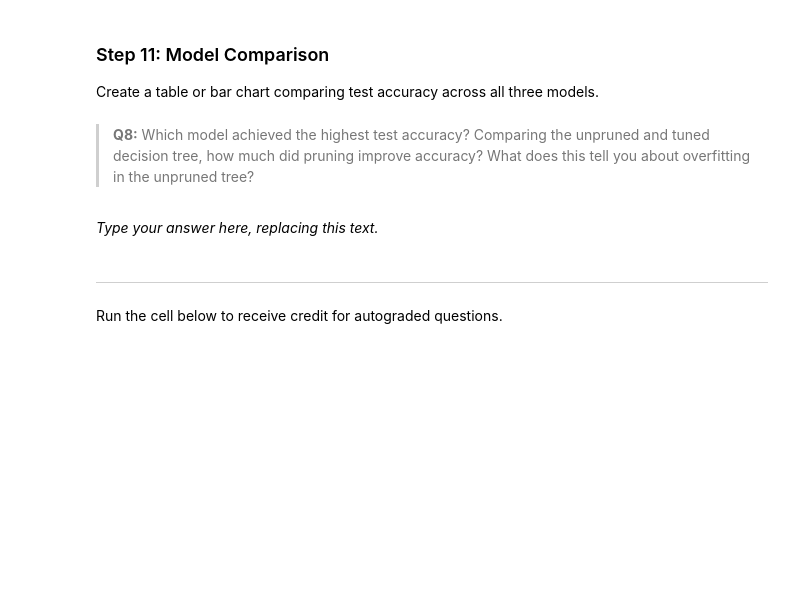
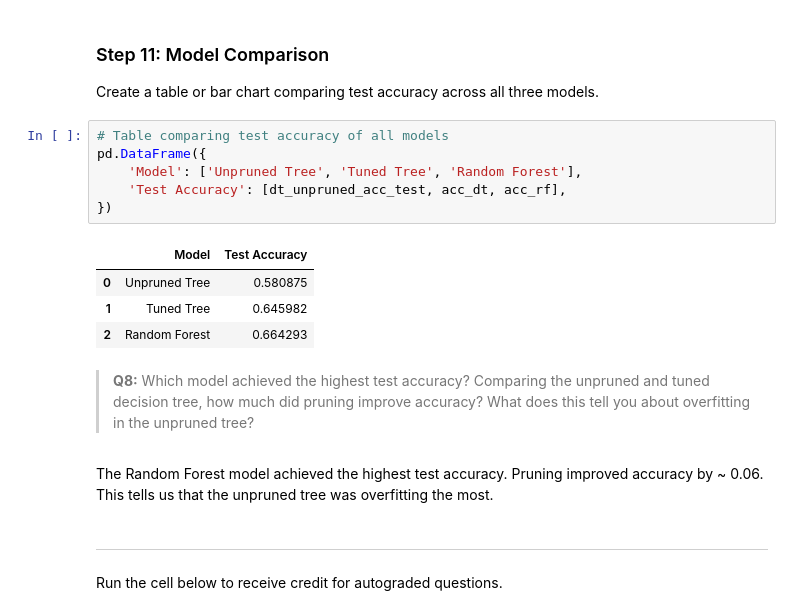
Before and after one commit to sandovaljoaquin/assignment-3, a Jupyter notebook: task2/hw3-task2.ipynb, the cells around one changed output. Saved outputs shown, nothing was run; the diff lists cells and outputs as text; blank space fills up the shorter version.

```diff
--- a/task2/hw3-task2.ipynb
+++ b/task2/hw3-task2.ipynb
@@ -341,10 +358,21 @@ _Type your answer here, replacing this text._
 ### Step 11: Model Comparison
 
 Create a table or bar chart comparing test accuracy across all three models.
+# %%
+# Table comparing test accuracy of all models
+pd.DataFrame({
+    'Model': ['Unpruned Tree', 'Tuned Tree', 'Random Forest'],
+    'Test Accuracy': [dt_unpruned_acc_test, acc_dt, acc_rf],
+})
+# %% [output]
+|  | Model | Test Accuracy |
+| 0 | Unpruned Tree | 0.580875 |
+| 1 | Tuned Tree | 0.645982 |
+| 2 | Random Forest | 0.664293 |
 # %% [markdown]
 > **Q8:** Which model achieved the highest test accuracy? Comparing the unpruned and tuned decision tree, how much did pruning improve accuracy? What does this tell you about overfitting in the unpruned tree?
 # %% [markdown]
-_Type your answer here, replacing this text._
+The Random Forest model achieved the highest test accuracy. Pruning improved accuracy by ~ 0.06. This tells us that the unpruned tree was overfitting the most.
 # %% [markdown]
 ---
 
```
Also changed, not shown: parts of 2 cells of this notebook, 1 other file.
